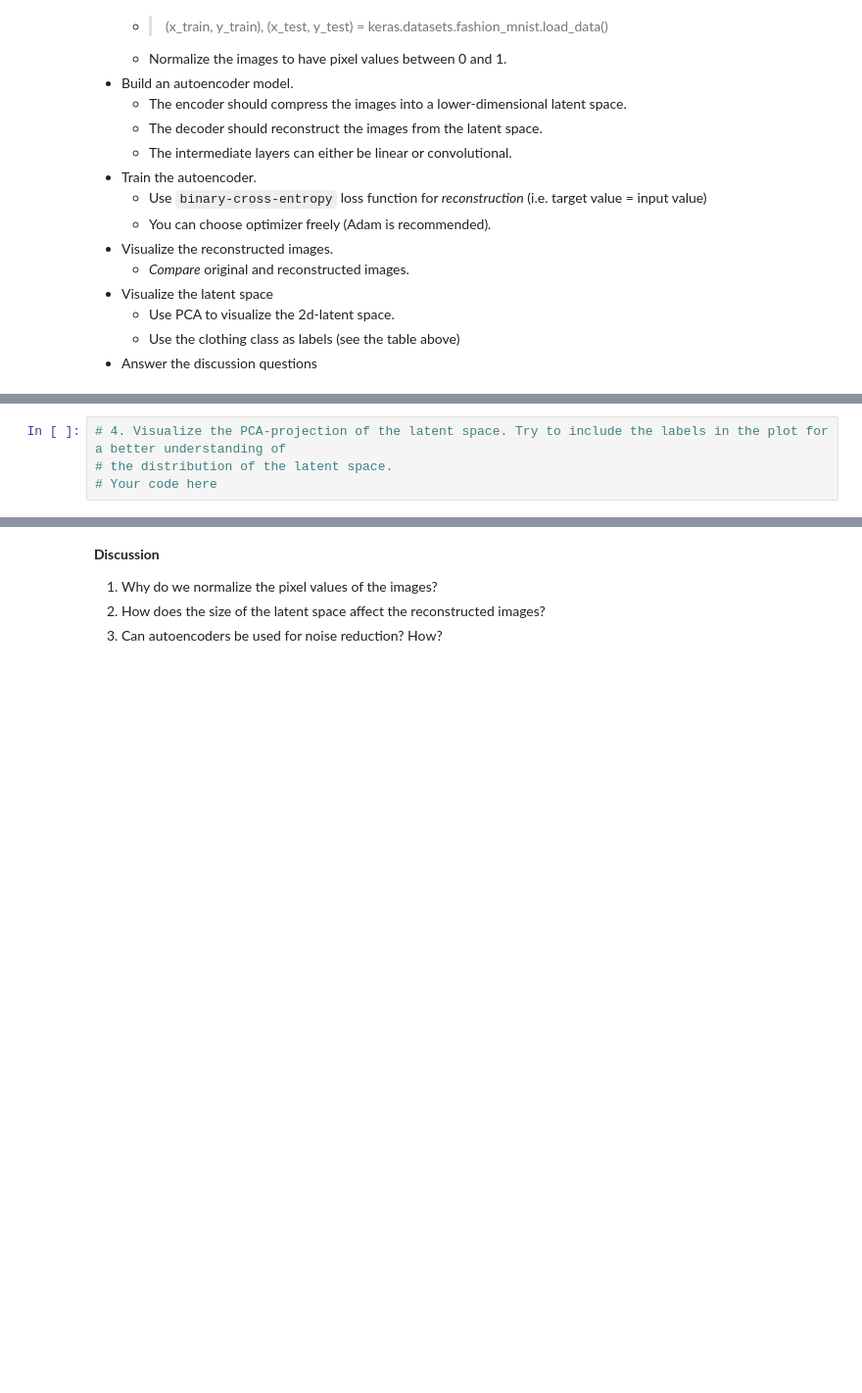
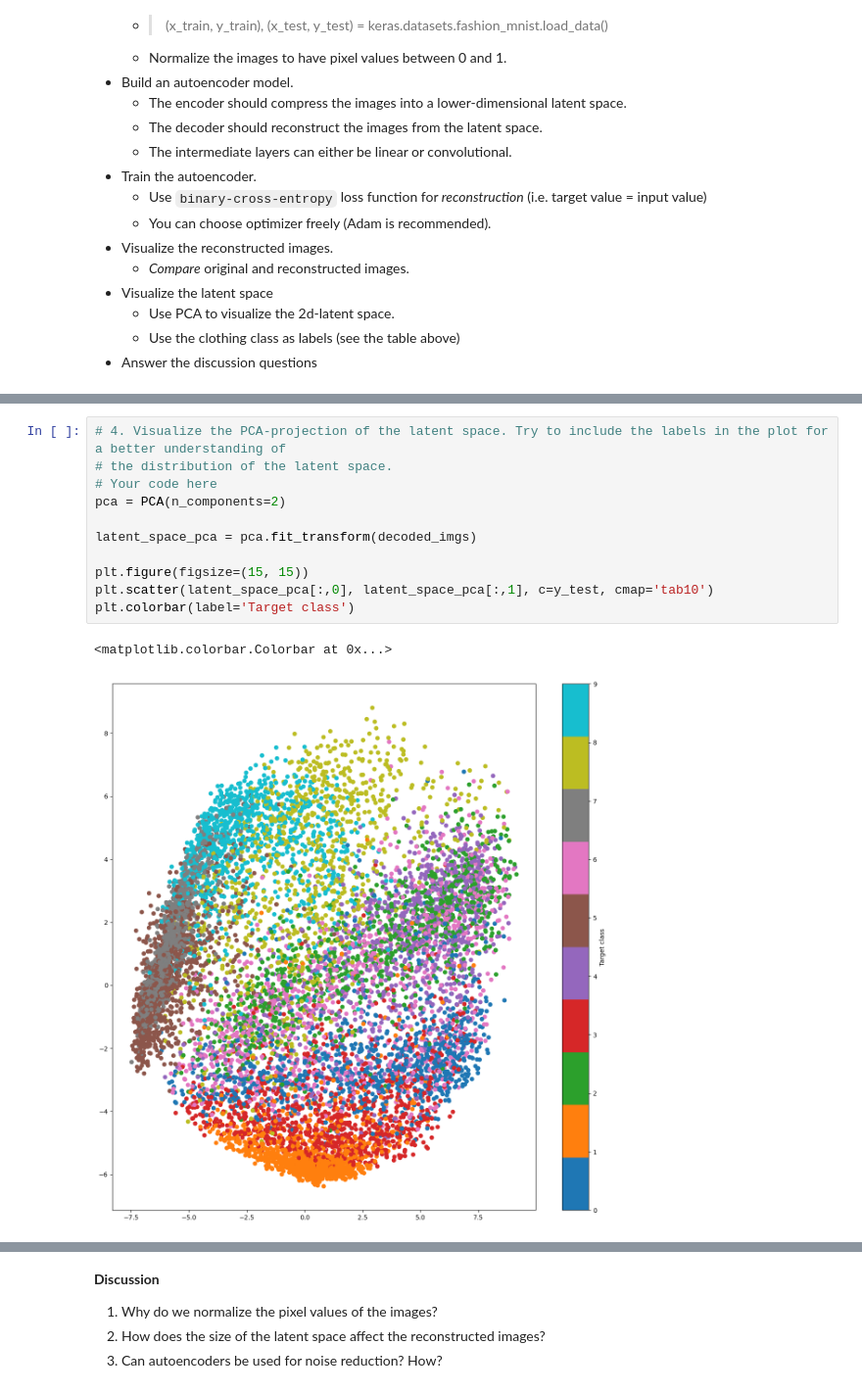
Before and after one commit to hskramstad00/DAT300, a Jupyter notebook: Assignments/CA4/ca4-1-fashion-mnist.ipynb, the cells around one changed output, grey strips where cells are left out. Shown at 98% size. Cells and saved outputs as stored; diff of their text form; blank space fills up the shorter version.

```diff
--- a/Assignments/CA4/ca4-1-fashion-mnist.ipynb
+++ b/Assignments/CA4/ca4-1-fashion-mnist.ipynb
@@ -109,4 +155,14 @@ X_train: (60000, 28, 28, 1)
 # %%
 # 4. Visualize the PCA-projection of the latent space. Try to include the labels in the plot for a better understanding of
 # the distribution of the latent space.
 # Your code here
+pca = PCA(n_components=2)
+
+latent_space_pca = pca.fit_transform(decoded_imgs)
+
+plt.figure(figsize=(15, 15))
+plt.scatter(latent_space_pca[:,0], latent_space_pca[:,1], c=y_test, cmap='tab10')
+plt.colorbar(label='Target class')
+# %% [output]
+<matplotlib.colorbar.Colorbar at 0x...>
+[figure, added]
```
Also changed, not shown: parts of 6 cells of this notebook.
